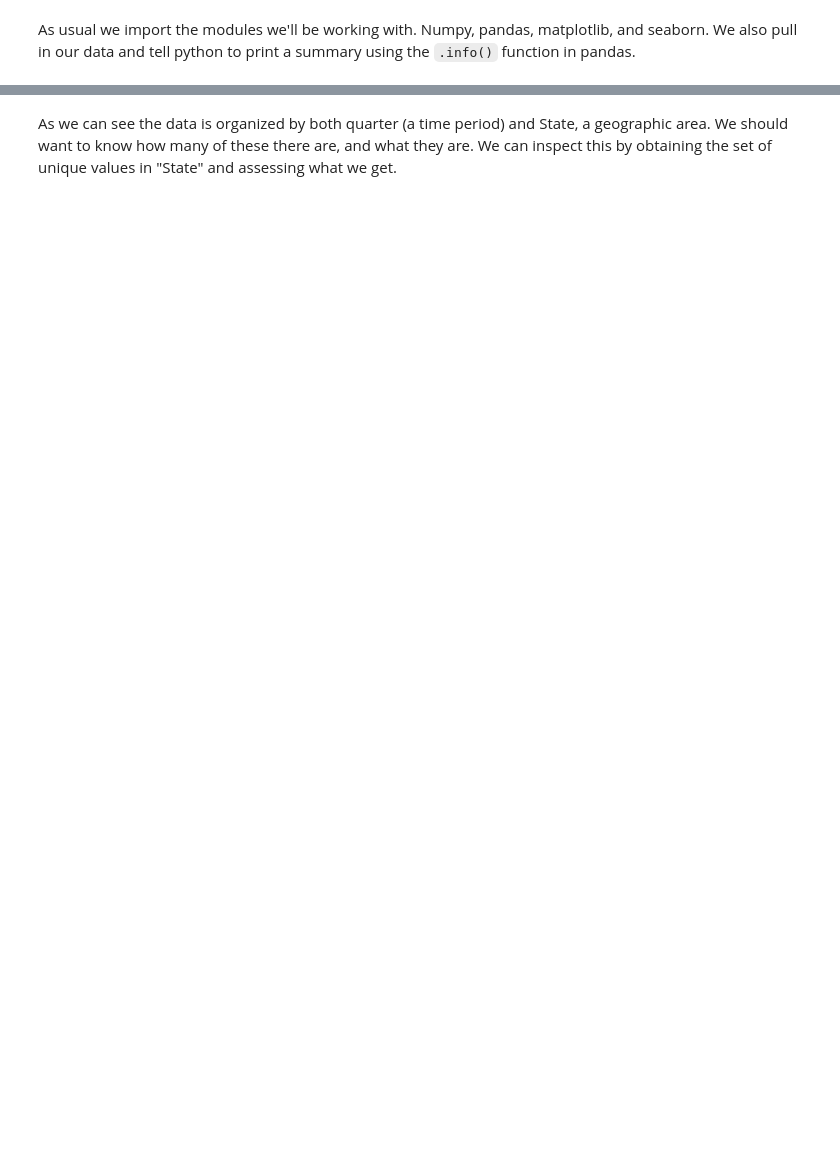
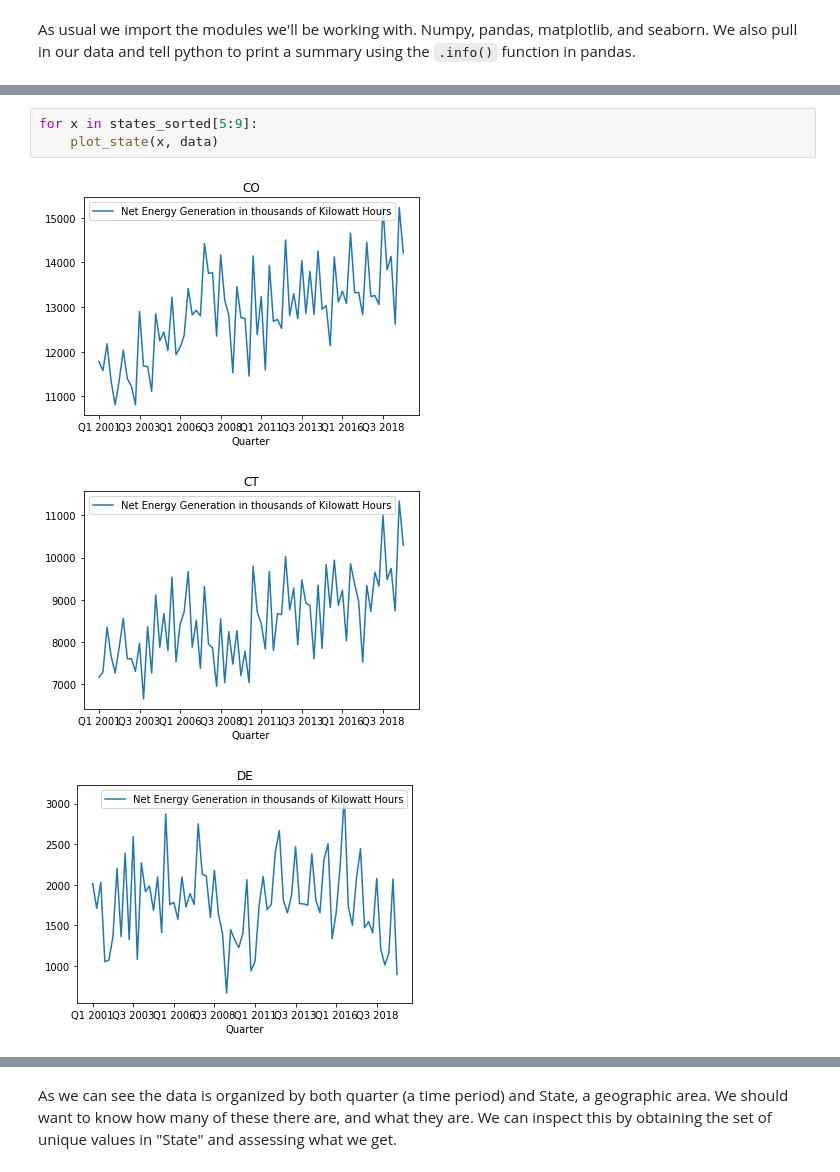
Before and after one commit to alexschwartzburg/Energy_Use_USA, a Jupyter notebook: Analysis_of_Net_Energy_Consumption_USA_source_EIA.ipynb, the cells around one changed output, grey strips where cells are left out. Saved outputs shown, nothing was run; the diff lists cells and outputs as text; blank space fills up the shorter version.

```diff
--- a/Analysis_of_Net_Energy_Consumption_USA_source_EIA.ipynb
+++ b/Analysis_of_Net_Energy_Consumption_USA_source_EIA.ipynb
@@ -54,0 +256,7 @@ memory usage: 110.6+ KB
+# %%
+for x in states_sorted[5:9]:
+	plot_state(x, data)
+# %% [output]
+[figure, added]
+[figure, added]
+[figure, added]
```
Also changed, not shown: parts of 50 cells of this notebook.
